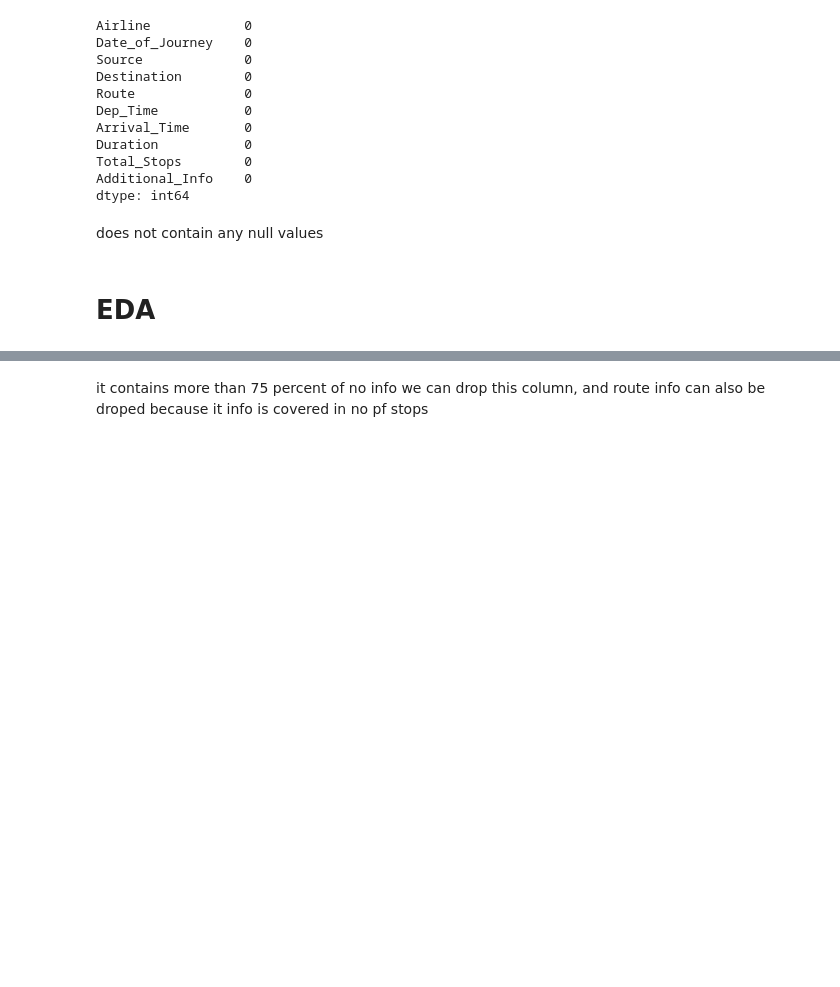
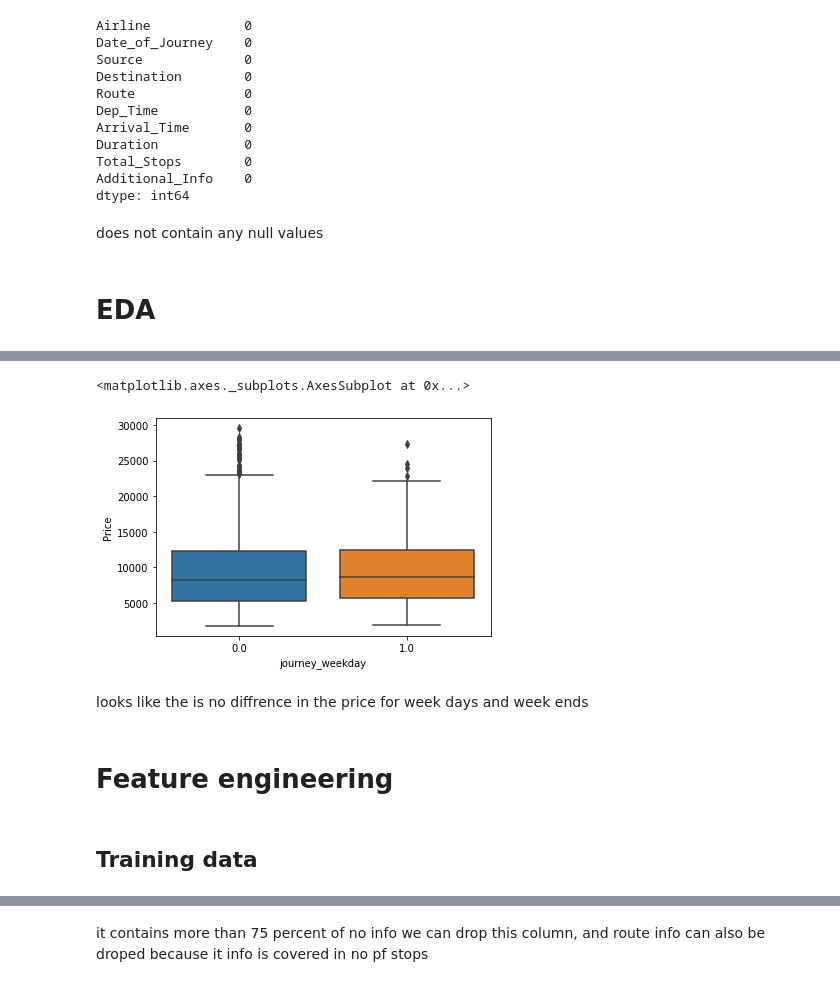
Before and after one commit to Ali-Asgar-Lakdawala/Flight-Price-Prediction, a Jupyter notebook: Flight_Price_Prediction.ipynb, the cells around one changed output, grey strips where cells are left out. Saved outputs shown, nothing was run; the diff lists cells and outputs as text; code cells hidden in the pictures; blank space fills up the shorter version.

```diff
--- a/Flight_Price_Prediction.ipynb
+++ b/Flight_Price_Prediction.ipynb
@@ -87,3 +124,14 @@ does not contain any null values
+# %%
+sns.boxplot(x='journey_weekday',y='Price',data=df[df["Price"]<30000])
+# %% [output]
+<matplotlib.axes._subplots.AxesSubplot at 0x...>
+[figure, added]
+# %% [markdown]
+looks like the is no diffrence in the price for week days and week ends
+# %% [markdown]
+# Feature engineering
+# %% [markdown]
+## Training data
 # %%
 train_df['journey_day']=pd.to_datetime(train_df['Date_of_Journey']).dt.day
 train_df['journey_month']=pd.to_datetime(train_df['Date_of_Journey']).dt.month
```
Also changed, not shown: parts of 57 cells of this notebook.
